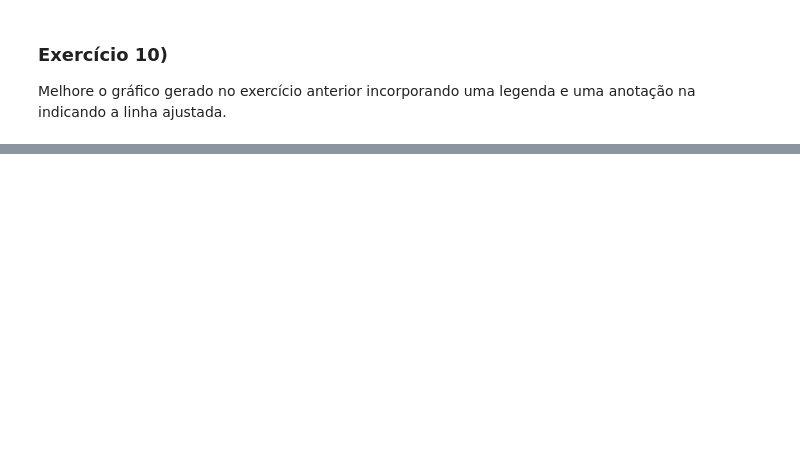
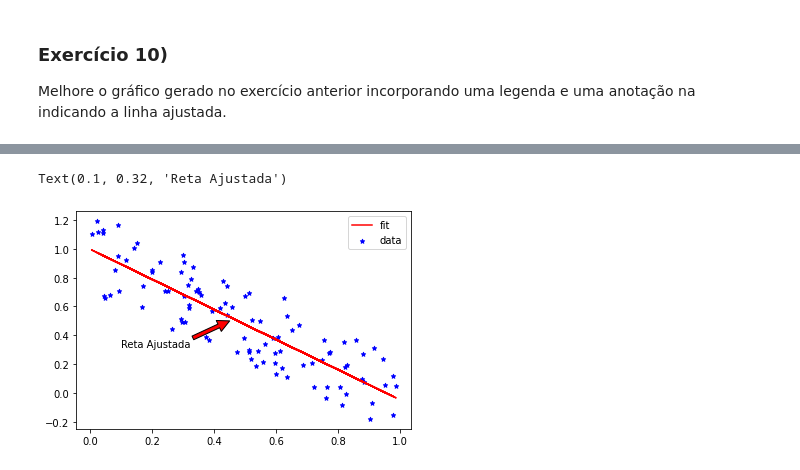
Before and after one commit to thiago3008/MBA_DS_USP, a Jupyter notebook: 01 - Programação para Ciência de Dados/05 - Numpy Parte II e Matplotlib/Numpy II e Matplotlib exercicios.ipynb, the cells around one changed output, grey strips where cells are left out. Saved outputs shown, nothing was run; the diff lists cells and outputs as text; code cells hidden in the pictures; blank space fills up the shorter version.

```diff
--- a/01 - Programação para Ciência de Dados/05 - Numpy Parte II e Matplotlib/Numpy II e Matplotlib exercicios.ipynb
+++ b/01 - Programação para Ciência de Dados/05 - Numpy Parte II e Matplotlib/Numpy II e Matplotlib exercicios.ipynb
@@ -256,0 +284,11 @@ Text(0.2, 0.2, 'Reta Ajustada')
+# %%
+dots = plt.scatter(x,y,s=20,marker='*',color='b',label='data')
+line = plt.plot(x,alphas[1]*x+alphas[0])
+plt.setp(line,color='red',label='fit')
+plt.legend()
+
+plt.annotate('Reta Ajustada', xy=(0.45,0.5), xytext=(0.1,0.32), # gera uma anotação
+             arrowprops=dict(facecolor='red'))
+# %% [output]
+Text(0.1, 0.32, 'Reta Ajustada')
+[figure, added]
```
Also changed, not shown: parts of 10 cells of this notebook, 2 other files.
